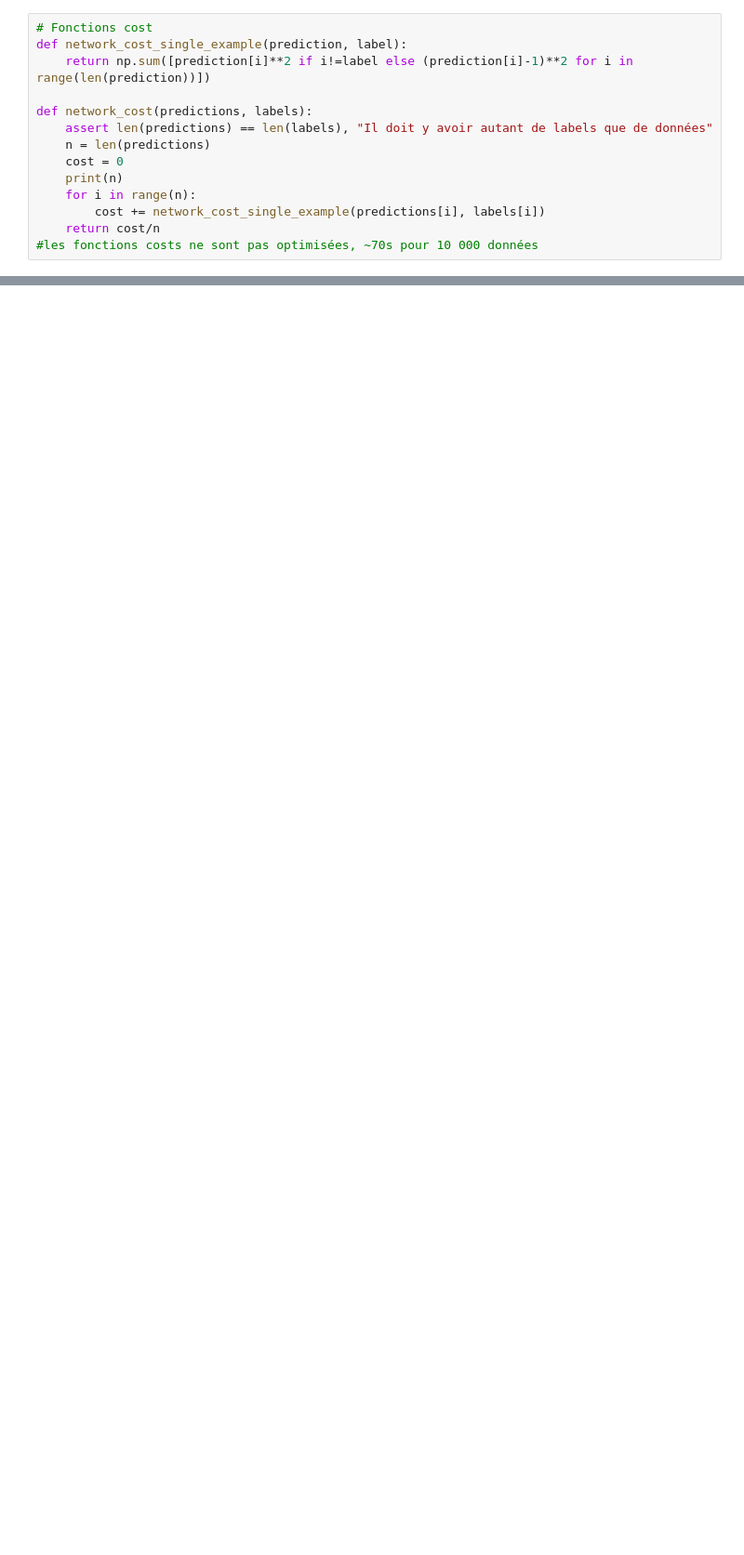
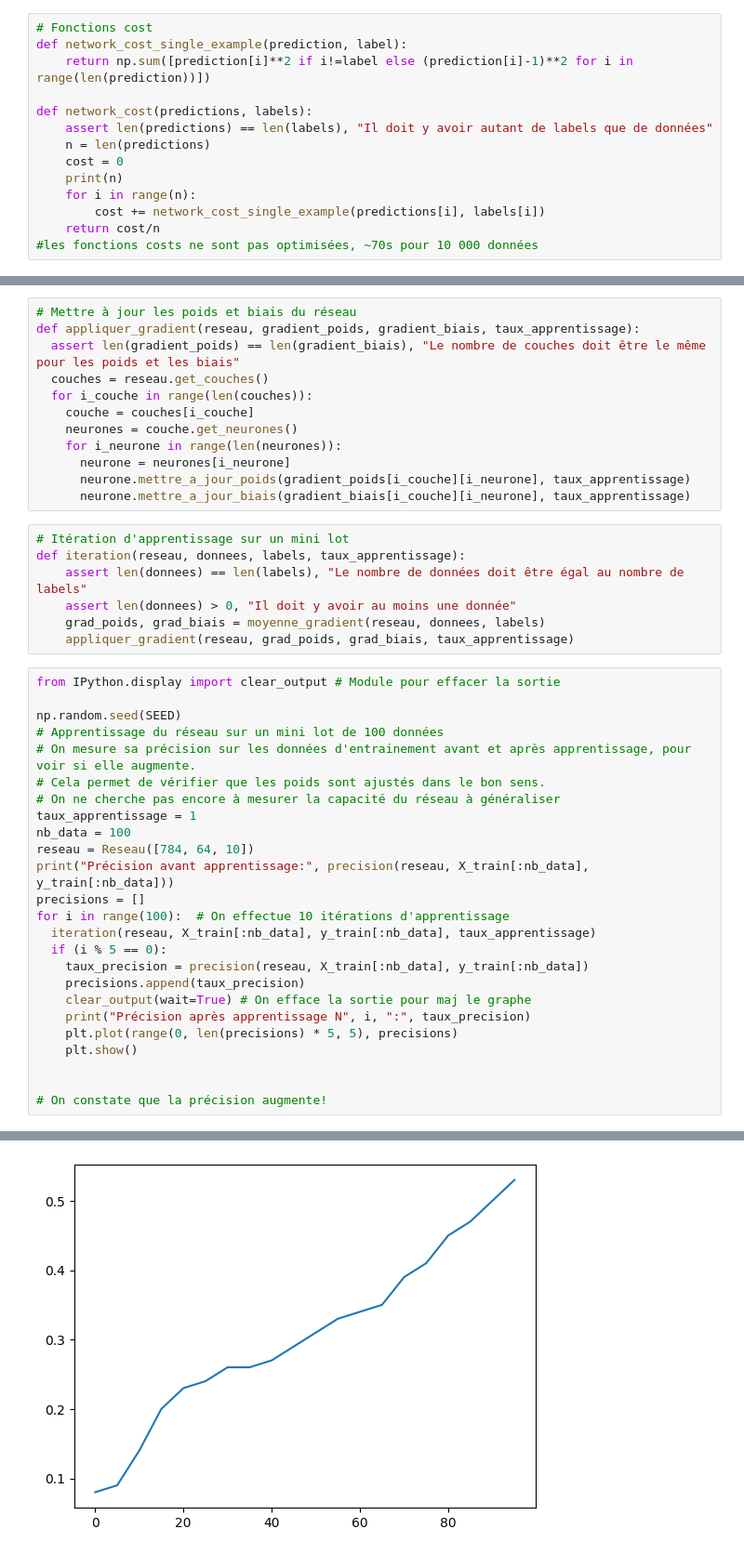
Before and after one commit to Marchand-Nicolas/Projet-MIDL-2, a Jupyter notebook: tronc_commun.ipynb, the cells around one changed output, grey strips where cells are left out. Shown at 93% size. Drawn from its saved outputs; the diff is of its cells as text; blank space fills up the shorter version.

Commit message:
apprentissage

```diff
--- a/tronc_commun.ipynb
+++ b/tronc_commun.ipynb
@@ -261,0 +278,45 @@ gradients poids: [array([[0., 0., 0., ..., 0., 0., 0.],
+# %%
+# Mettre à jour les poids et biais du réseau
+def appliquer_gradient(reseau, gradient_poids, gradient_biais, taux_apprentissage):
+  assert len(gradient_poids) == len(gradient_biais), "Le nombre de couches doit être le même pour les poids et les biais"
+  couches = reseau.get_couches()
+  for i_couche in range(len(couches)):
+    couche = couches[i_couche]
+    neurones = couche.get_neurones()
+    for i_neurone in range(len(neurones)):
+      neurone = neurones[i_neurone]
+      neurone.mettre_a_jour_poids(gradient_poids[i_couche][i_neurone], taux_apprentissage)
+      neurone.mettre_a_jour_biais(gradient_biais[i_couche][i_neurone], taux_apprentissage)
+# %%
+# Itération d'apprentissage sur un mini lot
+def iteration(reseau, donnees, labels, taux_apprentissage):
+    assert len(donnees) == len(labels), "Le nombre de données doit être égal au nombre de labels"
+    assert len(donnees) > 0, "Il doit y avoir au moins une donnée"
+    grad_poids, grad_biais = moyenne_gradient(reseau, donnees, labels)
+    appliquer_gradient(reseau, grad_poids, grad_biais, taux_apprentissage)
+# %%
+from IPython.display import clear_output # Module pour effacer la sortie
+
+np.random.seed(SEED)
+# Apprentissage du réseau sur un mini lot de 100 données
+# On mesure sa précision sur les données d'entrainement avant et après apprentissage, pour voir si elle augmente.
+# Cela permet de vérifier que les poids sont ajustés dans le bon sens.
+# On ne cherche pas encore à mesurer la capacité du réseau à généraliser
+taux_apprentissage = 1
+nb_data = 100
+reseau = Reseau([784, 64, 10])
+print("Précision avant apprentissage:", precision(reseau, X_train[:nb_data], y_train[:nb_data]))
+precisions = []
+for i in range(100):  # On effectue 10 itérations d'apprentissage
+  iteration(reseau, X_train[:nb_data], y_train[:nb_data], taux_apprentissage)
+  if (i % 5 == 0):
+    taux_precision = precision(reseau, X_train[:nb_data], y_train[:nb_data])
+    precisions.append(taux_precision)
+    clear_output(wait=True) # On efface la sortie pour maj le graphe
+    print("Précision après apprentissage N", i, ":", taux_precision)
+    plt.plot(range(0, len(precisions) * 5, 5), precisions)
+    plt.show()
+
+
+# On constate que la précision augmente!
+# %% [output]
@@ -261,0 +324 @@ gradients poids: [array([[0., 0., 0., ..., 0., 0., 0.],
+[figure, added]
```
Also changed, not shown: parts of 9 cells of this notebook.
